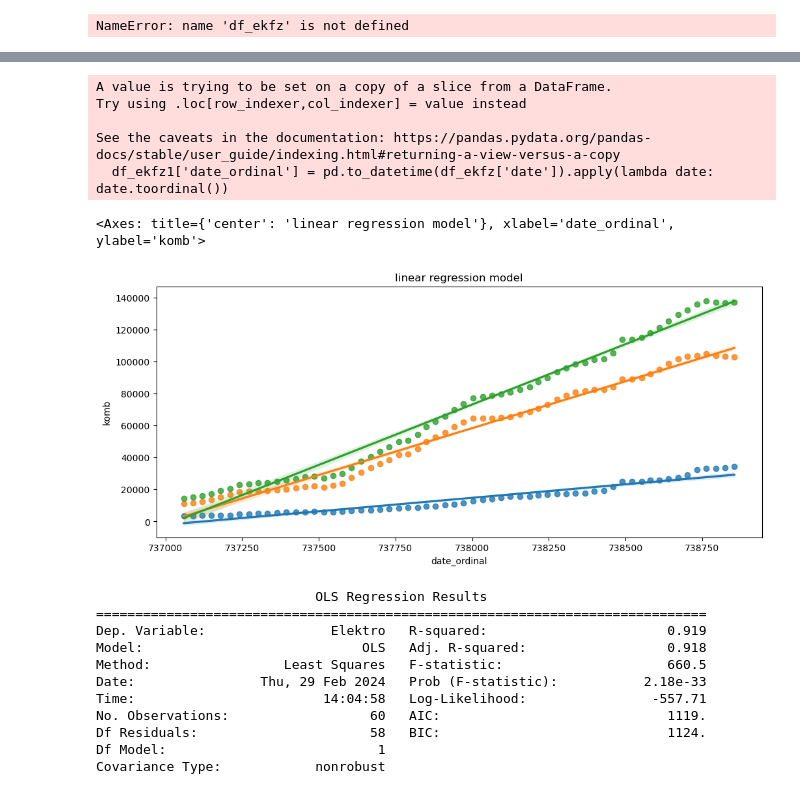
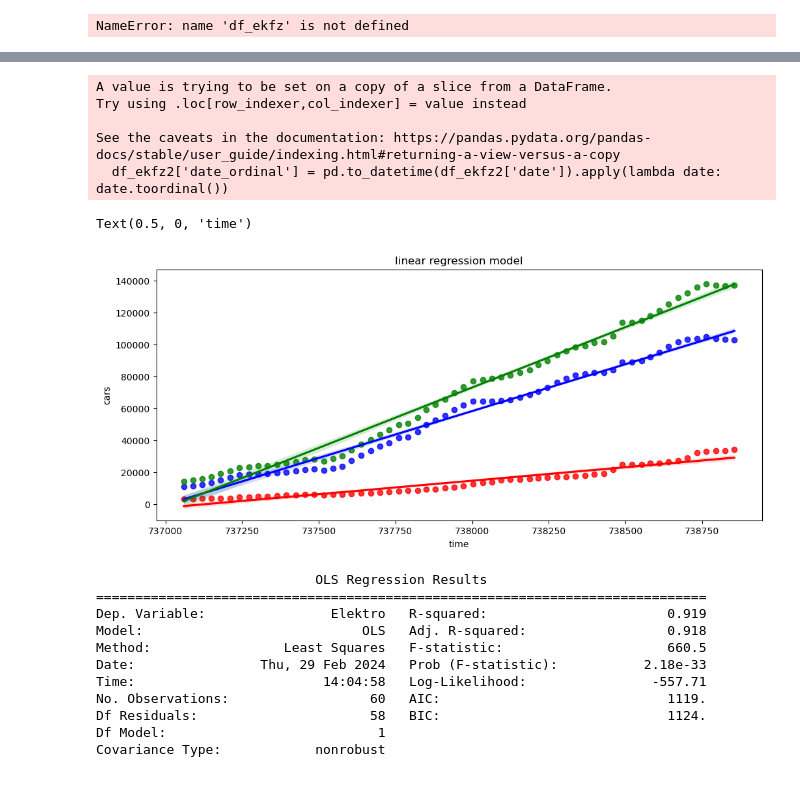
Before and after one commit to Kuroneko369/Muc_electro_vehicles, a Jupyter notebook: notebooks/filtered_data.ipynb, the cells around one changed output, grey strips where cells are left out. Cells and saved outputs as stored; diff of their text form; code cells hidden in the pictures.

```diff
--- a/notebooks/filtered_data.ipynb
+++ b/notebooks/filtered_data.ipynb
@@ -153,4 +154,5 @@ df_ekfz.head(50)
 # %%
 #cut data from 2019-01-01 = 737060
 # %%
-df_ekfz1=dfnew3=df_ekfz[(df_ekfz['date_ordinal']>=737060)]
+df_ekfz2=df_ekfz1[(df_ekfz1['date_ordinal']>=737060)]
+df_ekfz2
@@ -157,2 +177,2 @@ df_ekfz1=dfnew3=df_ekfz[(df_ekfz['date_ordinal']>=737060)]
 # %%
-df_ekfz1
+df_ekfz1=df_ekfz.copy()
@@ -177,24 +179,26 @@ df_ekfz1
 # %%
-df_ekfz1['date_ordinal'] = pd.to_datetime(df_ekfz['date']).apply(lambda date: date.toordinal())
+df_ekfz2['date_ordinal'] = pd.to_datetime(df_ekfz2['date']).apply(lambda date: date.toordinal())
 y_e=df_ekfz1['Elektro']
 y_h=df_ekfz1['Hybrid']
 y_k=df_ekfz1['komb']
 x=df_ekfz1['date_ordinal']
 
 
 
 fig, ax = plt.subplots(figsize=(12, 5))
-sns.regplot(df_ekfz1, x='date_ordinal', y='Elektro').set(title='linear regression model')
-sns.regplot(df_ekfz1, x='date_ordinal', y='Hybrid')
-sns.regplot(df_ekfz1, x='date_ordinal', y='komb')
+sns.regplot(df_ekfz2, x='date_ordinal', y='Elektro', color='r').set(title='linear regression model')
+sns.regplot(df_ekfz2, x='date_ordinal', y='Hybrid', color='b')
+sns.regplot(df_ekfz2, x='date_ordinal', y='komb', color='g')
+plt.ylabel('cars')
+plt.xlabel('time')
 # %% [output]
 A value is trying to be set on a copy of a slice from a DataFrame.
 Try using .loc[row_indexer,col_indexer] = value instead
 
 See the caveats in the documentation: https://pandas.pydata.org/pandas-docs/stable/user_guide/indexing.html#returning-a-view-versus-a-copy
-  df_ekfz1['date_ordinal'] = pd.to_datetime(df_ekfz['date']).apply(lambda date: date.toordinal())
+  df_ekfz2['date_ordinal'] = pd.to_datetime(df_ekfz2['date']).apply(lambda date: date.toordinal())
-<Axes: title={'center': 'linear regression model'}, xlabel='date_ordinal', ylabel='komb'>
+Text(0.5, 0, 'time')
-[figure, old version]
+[figure, new version]
 # %%
 X = df_ekfz1['date_ordinal']
 y_e = df_ekfz1['Elektro']
```
Also changed, not shown: parts of 5 cells of this notebook.
